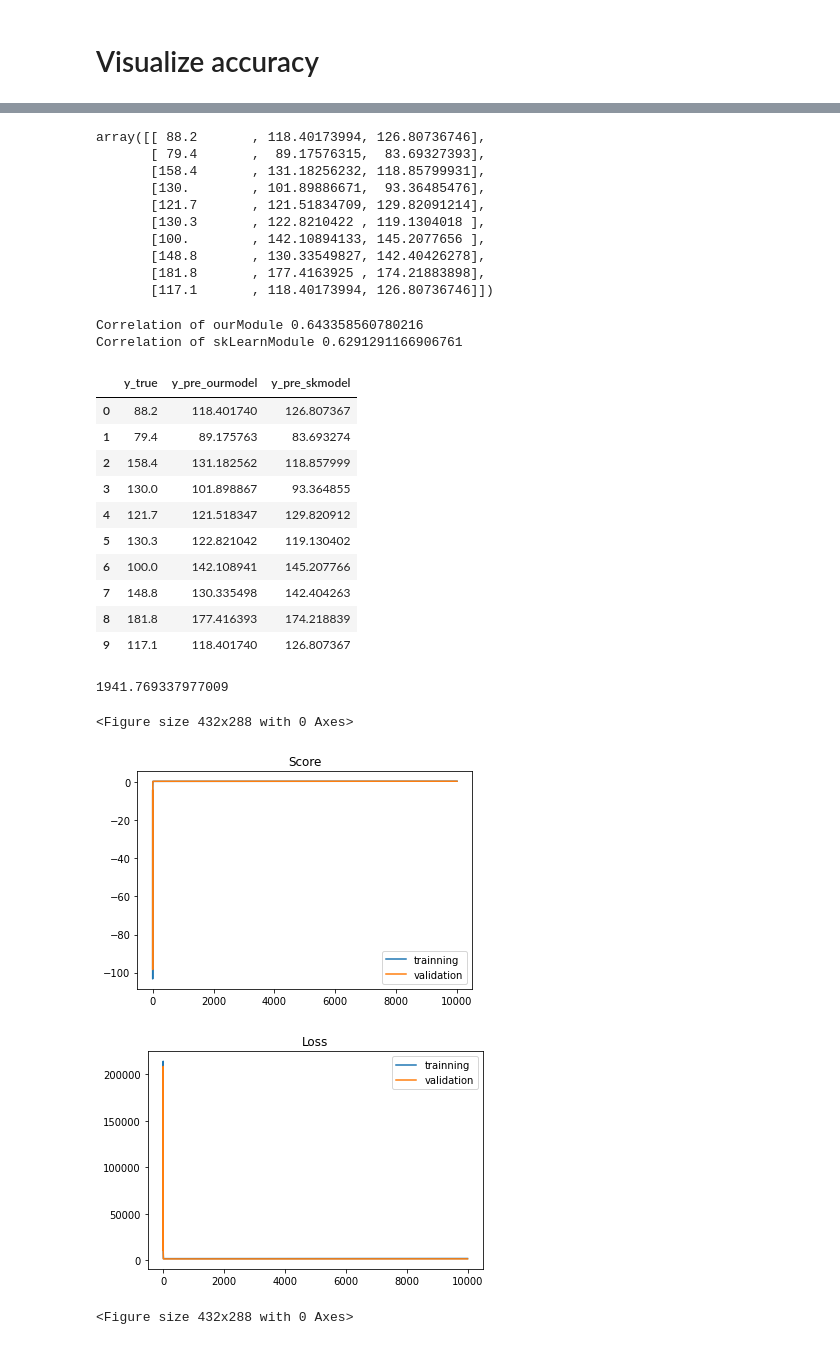
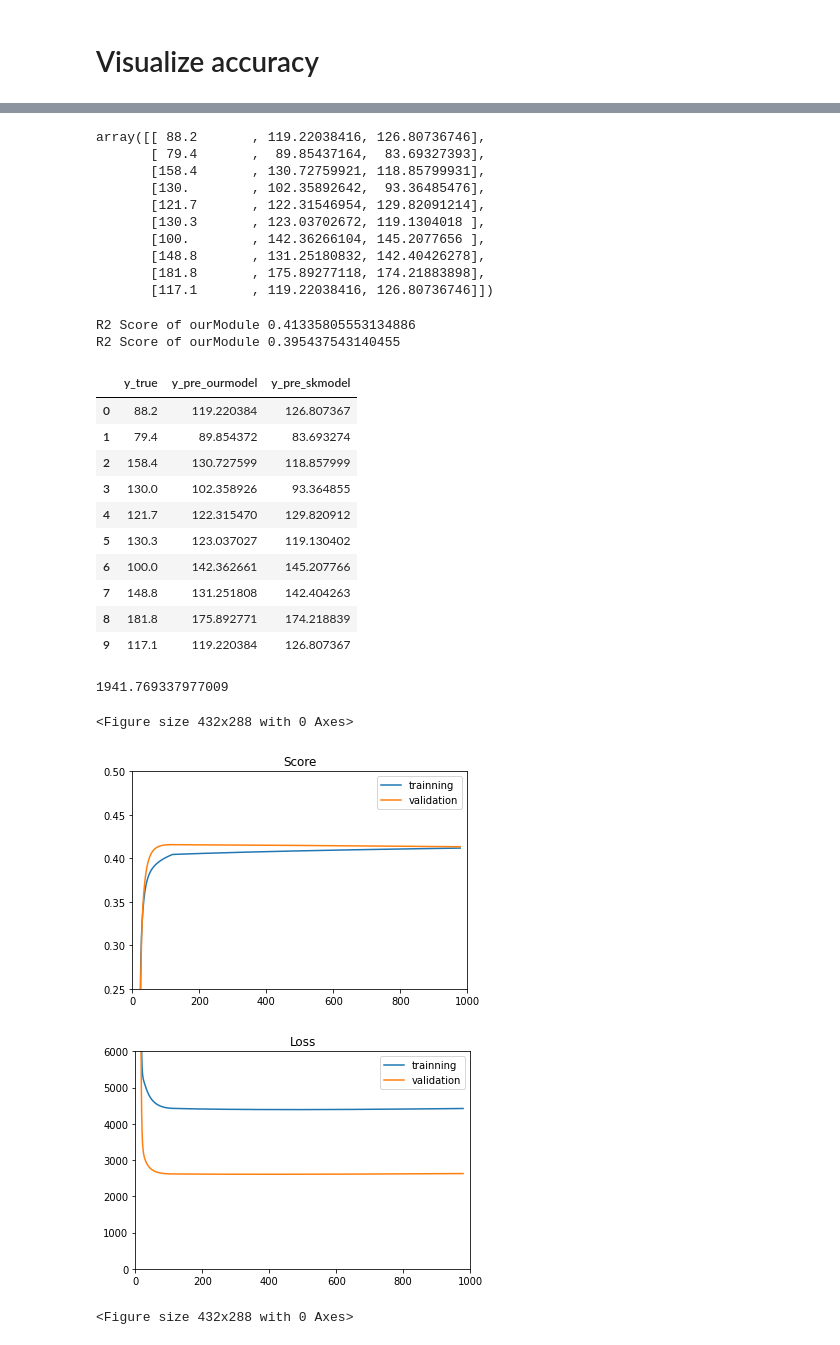
Before and after one commit to Despair1525/LinearRegression-Module, a Jupyter notebook: HousePredict.ipynb, the cells around one changed output, grey strips where cells are left out. Drawn from its saved outputs; the diff is of its cells as text; code cells hidden in the pictures.

```diff
--- a/HousePredict.ipynb
+++ b/HousePredict.ipynb
@@ -573,7 +605,8 @@ Index(['locateID', 'roadwidth', 'floors', 'bathrooms', 'bedrooms'], dtype='objec
 # %%
 epoch = 10000
-model = Linear_regression(epoch, 0.03,0.01)
+model = Linear_regression(epoch, 0.12,0.04)
 weights = model.fit(x_train,y_train,testData=(x_test,y_test),dropCount=3)
+score = model.hist['accuTest'][-1]
 # %%
 xData=dataUse.drop(columns=['price'])
 label = xData.columns.to_list()
@@ -624,37 +654,39 @@ y_pre_skmodel = np.reshape(y_pre_skmodel,(len(y_pre_skmodel),1))
 data_compare = np.concatenate((y_test[0:10], y_pre_ourmodel, y_pre_skmodel[0:10]), axis = 1)
 data_compare
 # %% [output]
-array([[ 88.2       , 118.40173994, 126.80736746],
-       [ 79.4       ,  89.17576315,  83.69327393],
-       [158.4       , 131.18256232, 118.85799931],
-       [130.        , 101.89886671,  93.36485476],
-       [121.7       , 121.51834709, 129.82091214],
-       [130.3       , 122.8210422 , 119.1304018 ],
-       [100.        , 142.10894133, 145.2077656 ],
-       [148.8       , 130.33549827, 142.40426278],
-       [181.8       , 177.4163925 , 174.21883898],
-       [117.1       , 118.40173994, 126.80736746]])
+array([[ 88.2       , 119.22038416, 126.80736746],
+       [ 79.4       ,  89.85437164,  83.69327393],
+       [158.4       , 130.72759921, 118.85799931],
+       [130.        , 102.35892642,  93.36485476],
+       [121.7       , 122.31546954, 129.82091214],
+       [130.3       , 123.03702672, 119.1304018 ],
+       [100.        , 142.36266104, 145.2077656 ],
+       [148.8       , 131.25180832, 142.40426278],
+       [181.8       , 175.89277118, 174.21883898],
+       [117.1       , 119.22038416, 126.80736746]])
 # %%
-print("Correlation of ourModule",np.corrcoef(predictions,y_test, rowvar=False)[0][1])
-print("Correlation of skLearnModule",np.corrcoef(y_pre_skmodel,y_test, rowvar=False)[0][1])
+from sklearn.metrics import r2_score
+print("R2 Score of ourModule",model.score(y_test,predictions))
+print('R2 Score of ourModule',model.score(y_test,y_pre_skmodel))
+# print("Correlation of skLearnModule",np.corrcoef(y_pre_skmodel,y_test, rowvar=False)[0][1])
 # thêm bảng so sánh với thư viện
 df_compare = pd.DataFrame(data_compare, columns=['y_true', 'y_pre_ourmodel', 'y_pre_skmodel'])
 df_compare.head(10)
 ###################################
 # %% [output]
-Correlation of ourModule 0.643358560780216
-Correlation of skLearnModule 0.6291291166906761
+R2 Score of ourModule 0.41335805553134886
+R2 Score of ourModule 0.395437543140455
 |  | y_true | y_pre_ourmodel | y_pre_skmodel |
-| 0 | 88.2 | 118.401740 | 126.807367 |
-| 1 | 79.4 | 89.175763 | 83.693274 |
-| 2 | 158.4 | 131.182562 | 118.857999 |
-| 3 | 130.0 | 101.898867 | 93.364855 |
-| 4 | 121.7 | 121.518347 | 129.820912 |
-| 5 | 130.3 | 122.821042 | 119.130402 |
-| 6 | 100.0 | 142.108941 | 145.207766 |
-| 7 | 148.8 | 130.335498 | 142.404263 |
-| 8 | 181.8 | 177.416393 | 174.218839 |
-| 9 | 117.1 | 118.401740 | 126.807367 |
+| 0 | 88.2 | 119.220384 | 126.807367 |
+| 1 | 79.4 | 89.854372 | 83.693274 |
+| 2 | 158.4 | 130.727599 | 118.857999 |
+| 3 | 130.0 | 102.358926 | 93.364855 |
+| 4 | 121.7 | 122.315470 | 129.820912 |
+| 5 | 130.3 | 123.037027 | 119.130402 |
+| 6 | 100.0 | 142.362661 | 145.207766 |
+| 7 | 148.8 | 131.251808 | 142.404263 |
+| 8 | 181.8 | 175.892771 | 174.218839 |
+| 9 | 117.1 | 119.220384 | 126.807367 |
 # %%
 hist = model.hist
 # history of Score
@@ -673,21 +705,23 @@ lossTrain[-1]
 # %%
 #score
 plt.title("Score")
 plt.plot(range(inter),scoreTrain)
 plt.plot(range(inter),scoreTest)
 plt.legend(["trainning","validation"])
-# plt.ylim([0.25,0.5])
+plt.ylim([0.25,0.5])
+plt.xlim([0,1000])
 plt.figure()
 
 #Loss
 plt.title("Loss")
 plt.plot(range(inter),lossTrain)
 plt.plot(range(inter),lossTest)
-# plt.ylim([0,4000])
+plt.ylim([0,6000])
+plt.xlim([0,1000])
 plt.legend(["trainning","validation"])
 plt.figure()
 # %% [output]
 <Figure size 432x288 with 0 Axes>
-[figure, old version]
+[figure, new version]
-[figure, old version]
+[figure, new version]
 <Figure size 432x288 with 0 Axes>
```
Also changed, not shown: parts of 6 cells of this notebook.
